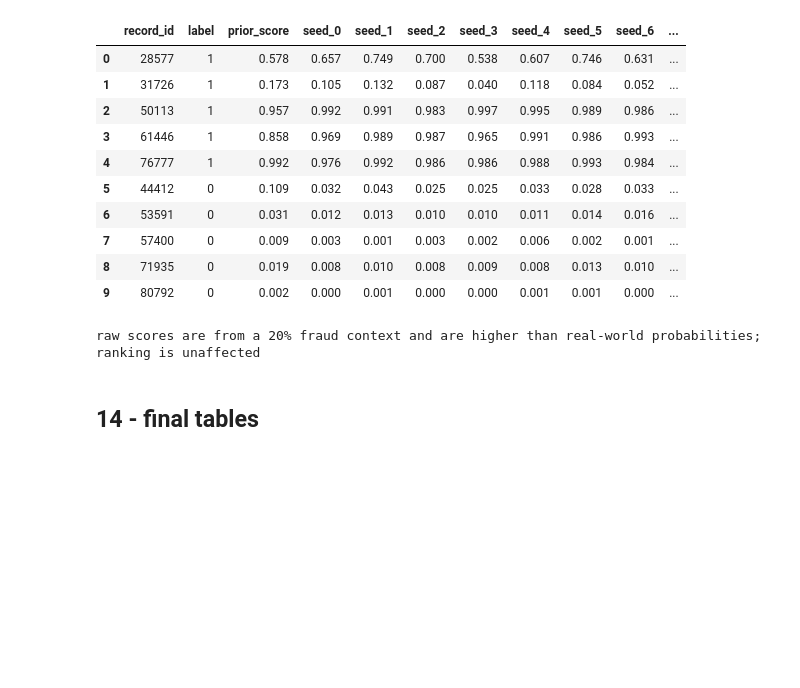
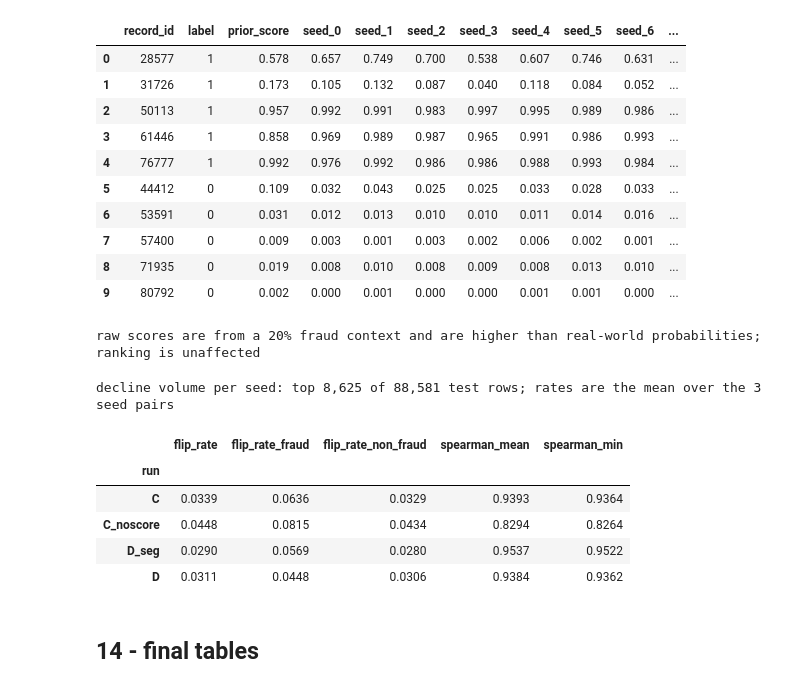
Before and after one commit to TimFlocke/fraud_model, a Jupyter notebook: notebooks/14_tfm_context.ipynb, the cells around one changed output. Saved outputs shown, nothing was run; the diff lists cells and outputs as text; code cells hidden in the pictures; blank space fills up the shorter version.

```diff
--- a/notebooks/14_tfm_context.ipynb
+++ b/notebooks/14_tfm_context.ipynb
@@ -596,6 +602,8 @@ run_params = {
     'A':  {'model': 'ensemble_prior_score'},
     'C0': {**tfm_params, 'fraud_rate': None},
     'C':  {**tfm_params, 'fraud_rate': cfg['fraud_rate']},
+    'C_noscore': {**tfm_params, 'fraud_rate': cfg['fraud_rate'], 'n_inputs': len(tfm_feats) + len(flag_cols),
+                  'prior_score': False},
     'S':  {'model': 'catboost stacked on val', 'n_inputs': len(model_cols) + len(flag_cols), 'fit_frac': 0.8,
            'iterations': 2000, 'learning_rate': 0.05, 'depth': 6, 'early_stopping_rounds': 100, 'random_seed': 0},
     'D':  {**tfm_params, 'fraud_rate': cfg['fraud_rate'], 'routing': 'tree', 'route_feats': route_feats,
@@ -655,7 +664,7 @@ cost = per_seed.groupby('run', sort=False).agg(
 ).fillna(0)
 
 fig, ax = plt.subplots(figsize=(8, 5))
-pts = cost.drop(index='A')
+pts = cost.drop(index=['A', 'C_noscore'])
 ax.errorbar(pts['sec'], pts['pr_auc'], xerr=pts['sec_std'], yerr=pts['pr_auc_std'], fmt='o', capsize=3)
 offsets = {'D_seg': (-38, -12), 'C': (4, 6)}
 for run, row in pts.iterrows():
@@ -853,6 +862,35 @@ print('raw scores are from a 20% fraud context and are higher than real-world pr
 | 8 | 71935 | 0 | 0.019 | 0.008 | 0.010 | 0.008 | 0.009 | 0.008 | 0.013 | 0.010 | ... |
 | 9 | 80792 | 0 | 0.002 | 0.000 | 0.001 | 0.000 | 0.000 | 0.001 | 0.001 | 0.000 | ... |
 raw scores are from a 20% fraud context and are higher than real-world probabilities; ranking is unaffected
+# %%
+# population stability from the cached full test scores, seeds 0, 1, 2
+# a flip is a test row declined (top n_flag by that seed's score) under one seed and not the other
+from itertools import combinations
+
+pop_rows = []
+for run in ['C', 'C_noscore', 'D_seg', 'D']:
+    flips, flips_fraud, flips_neg, rhos = [], [], [], []
+    for a, b in combinations(cfg['seeds'], 2):
+        dec = [np.isin(np.arange(n_test), np.argsort(-score_of[(run, s)], kind='stable')[:n_flag]) for s in (a, b)]
+        diff = dec[0] != dec[1]
+        flips.append(diff.mean())
+        flips_fraud.append(diff[yt == 1].mean())
+        flips_neg.append(diff[yt == 0].mean())
+        rhos.append(spearmanr(score_of[(run, a)], score_of[(run, b)]).statistic)
+    pop_rows.append({'run': run, 'flip_rate': np.mean(flips), 'flip_rate_fraud': np.mean(flips_fraud),
+                     'flip_rate_non_fraud': np.mean(flips_neg), 'spearman_mean': np.mean(rhos),
+                     'spearman_min': np.min(rhos)})
+pop_stability = pd.DataFrame(pop_rows).set_index('run')
+print(f"decline volume per seed: top {n_flag:,} of {n_test:,} test rows; rates are the mean over the 3 seed pairs")
+display(pop_stability.round(4))
+# %% [output]
+decline volume per seed: top 8,625 of 88,581 test rows; rates are the mean over the 3 seed pairs
+|  | flip_rate | flip_rate_fraud | flip_rate_non_fraud | spearman_mean | spearman_min |
+| run |  |  |  |  |  |
+| C | 0.0339 | 0.0636 | 0.0329 | 0.9393 | 0.9364 |
+| C_noscore | 0.0448 | 0.0815 | 0.0434 | 0.8294 | 0.8264 |
+| D_seg | 0.0290 | 0.0569 | 0.0280 | 0.9537 | 0.9522 |
+| D | 0.0311 | 0.0448 | 0.0306 | 0.9384 | 0.9362 |
 # %% [markdown]
 ## 14 - final tables
 # %%
```
Also changed, not shown: parts of 10 cells of this notebook, 2 other files.
